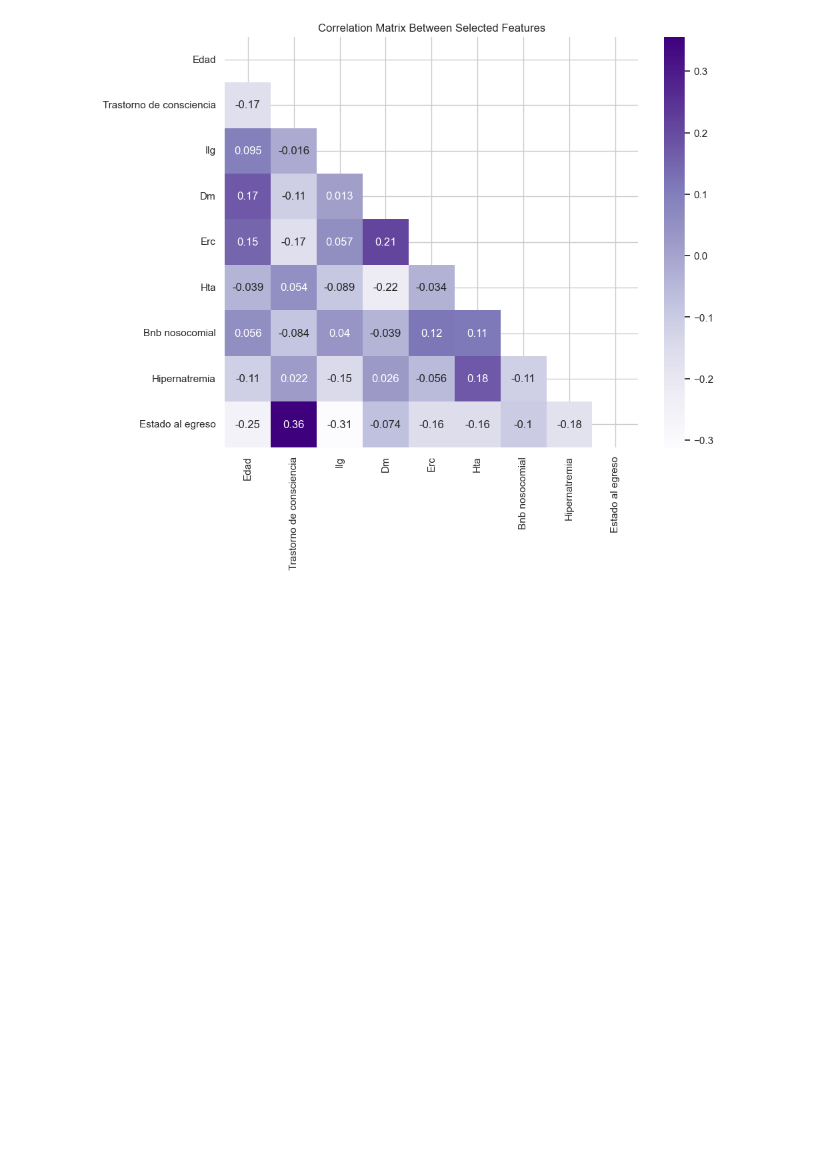
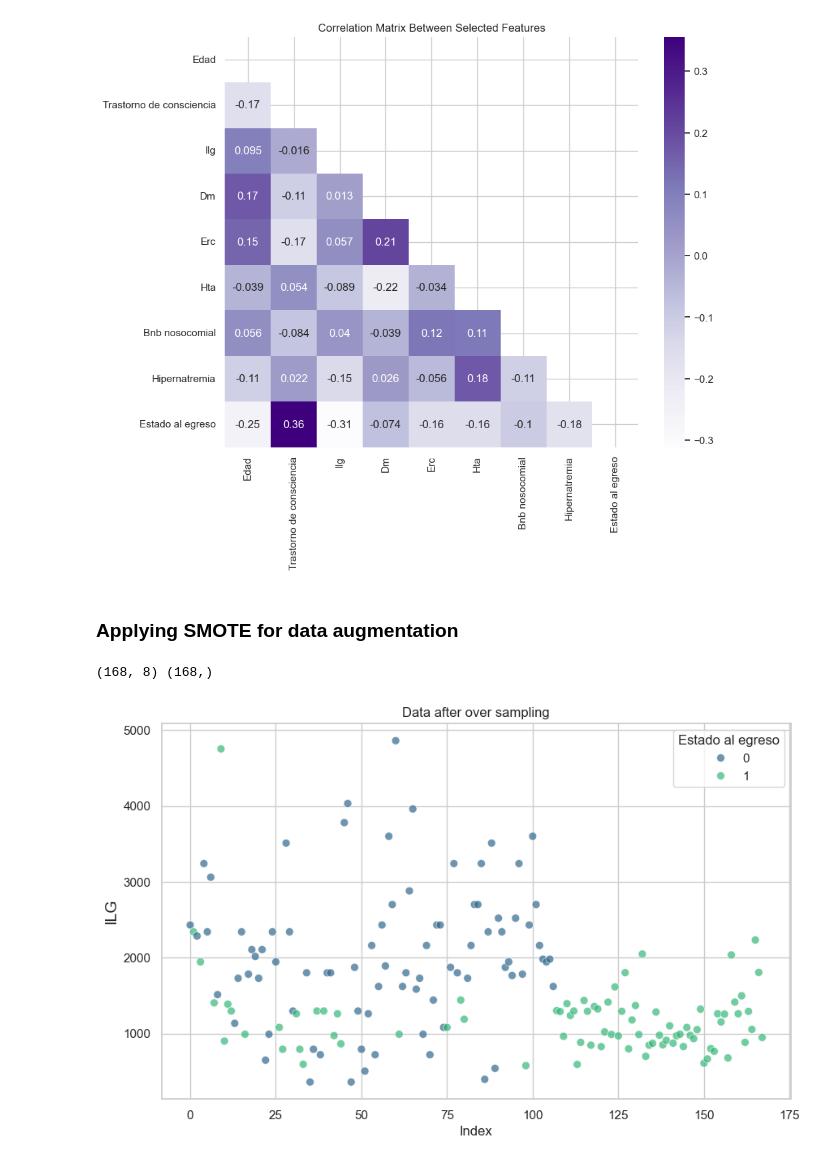
Before and after one commit to serize02/LGI-predictor, a Jupyter notebook: notebooks/00-initial-data-exploration.ipynb, the cells around one changed output. Drawn from its saved outputs; the diff is of its cells as text; code cells hidden in the pictures; blank space fills up the shorter version.

Commit message:
feat: clf-random-f-c

```diff
--- a/notebooks/00-initial-data-exploration.ipynb
+++ b/notebooks/00-initial-data-exploration.ipynb
@@ -208,3 +208,24 @@ plt.title('Correlation Matrix Between Selected Features')
 # %% [output]
 Text(0.5, 1.0, 'Correlation Matrix Between Selected Features')
 [figure]
+# %% [markdown]
+### Applying SMOTE for data augmentation
+# %%
+from imblearn.over_sampling import SMOTE
+
+smote = SMOTE(random_state=42)
+
+X, y = smote.fit_resample(X, y)
+
+print(X.shape, y.shape)
+# %% [output]
+(168, 8) (168,)
+# %%
+plt.figure(figsize=(10, 6))
+sns.scatterplot(x=X.index, y=X['Ilg'], hue=y, alpha=0.7, palette='viridis', s=50)
+plt.ylabel('ILG', fontsize=14)
+plt.xlabel('Index')
+plt.title('Data after over sampling')
+plt.show()
+# %% [output]
+[figure, added]
```
Also changed, not shown: parts of 8 cells of this notebook, 8 other files.
